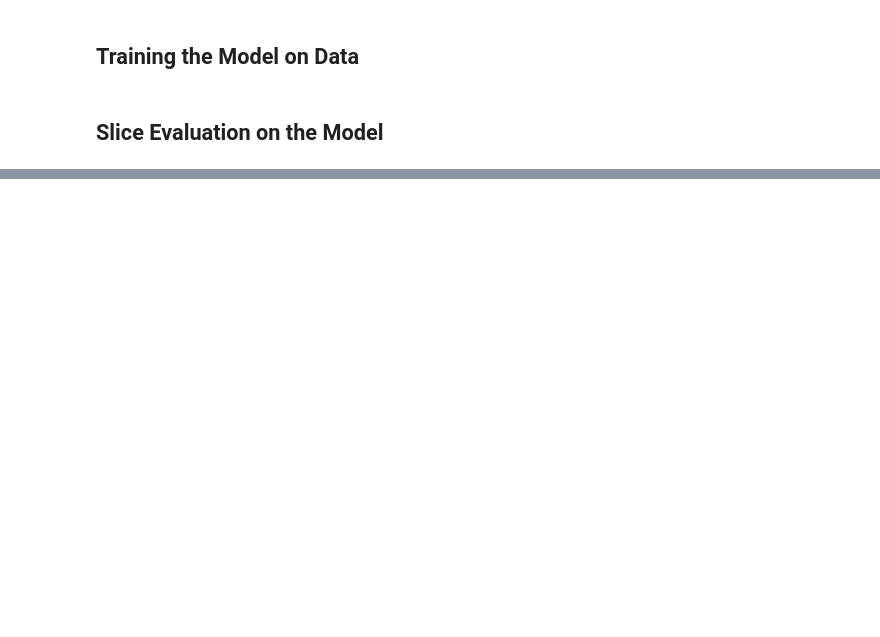
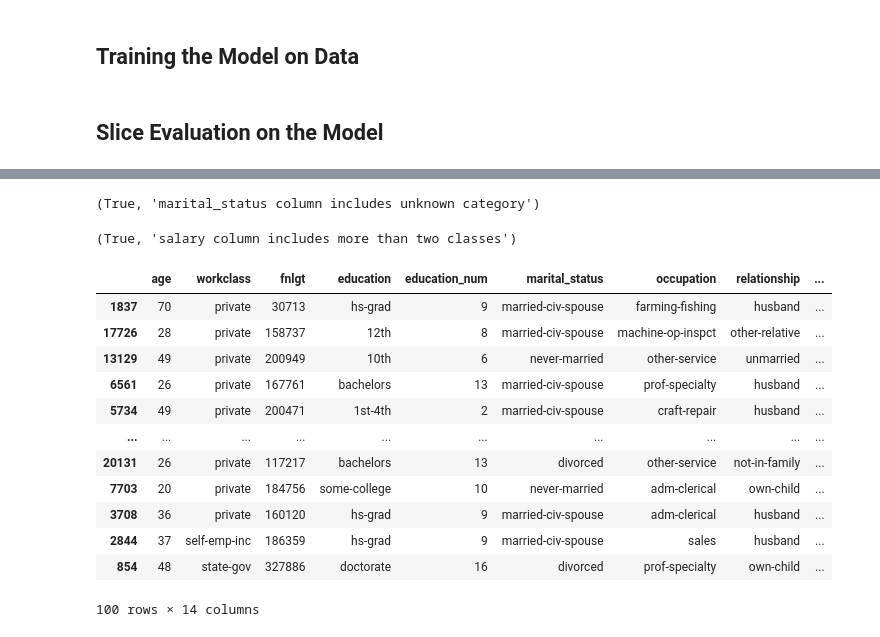
Before and after one commit to Krids/CensusBurealClassification, a Jupyter notebook: CensusBurealNotebook.ipynb, the cells around one changed output, grey strips where cells are left out. Drawn from its saved outputs; the diff is of its cells as text; code cells hidden in the pictures; blank space fills up the shorter version.

```diff
--- a/CensusBurealNotebook.ipynb
+++ b/CensusBurealNotebook.ipynb
@@ -66,0 +105,8 @@ model_slice_evalutation.evaluate_slices()
+# %%
+
+
+X_df, y_df = etl.get_clean_data(os.path.join(DATA_RAW, 'census.csv'))
+X_df['salary'] = y_df
+X_df['salary'] = X_df['salary'].map({1: '>50k', 0: '<=50k'})
+
+df = ge.from_pandas(X_df)
@@ -66,0 +147,34 @@ model_slice_evalutation.evaluate_slices()
+# %%
+categs = [
+        'never-married',
+        'married-civ-spouse',
+        'divorced',
+        'married-spouse-absent',
+        'separated',
+        'married-af-spouse',
+        'widowed'
+    ]
+
+df.expect_column_distinct_values_to_equal_set('marital_status', categs)['success'], "marital_status column includes unknown category"
+# %% [output]
+(True, 'marital_status column includes unknown category')
+# %%
+df.expect_column_distinct_values_to_equal_set('salary', ['<=50k', '>50k'])['success'], "salary column includes more than two classes"
+# %% [output]
+(True, 'salary column includes more than two classes')
+# %%
+X_df
+# %% [output]
+|  | age | workclass | fnlgt | education | education_num | marital_status | occupation | relationship | ... |
+| 1837 | 70 | private | 30713 | hs-grad | 9 | married-civ-spouse | farming-fishing | husband | ... |
+| 17726 | 28 | private | 158737 | 12th | 8 | married-civ-spouse | machine-op-inspct | other-relative | ... |
+| 13129 | 49 | private | 200949 | 10th | 6 | never-married | other-service | unmarried | ... |
+| 6561 | 26 | private | 167761 | bachelors | 13 | married-civ-spouse | prof-specialty | husband | ... |
+| 5734 | 49 | private | 200471 | 1st-4th | 2 | married-civ-spouse | craft-repair | husband | ... |
+| ... | ... | ... | ... | ... | ... | ... | ... | ... | ... |
+| 20131 | 26 | private | 117217 | bachelors | 13 | divorced | other-service | not-in-family | ... |
+| 7703 | 20 | private | 184756 | some-college | 10 | never-married | adm-clerical | own-child | ... |
+| 3708 | 36 | private | 160120 | hs-grad | 9 | married-civ-spouse | adm-clerical | husband | ... |
+| 2844 | 37 | self-emp-inc | 186359 | hs-grad | 9 | married-civ-spouse | sales | husband | ... |
+| 854 | 48 | state-gov | 327886 | doctorate | 16 | divorced | prof-specialty | own-child | ... |
+100 rows × 14 columns
```
Also changed, not shown: parts of 22 cells of this notebook, 7 other files.
